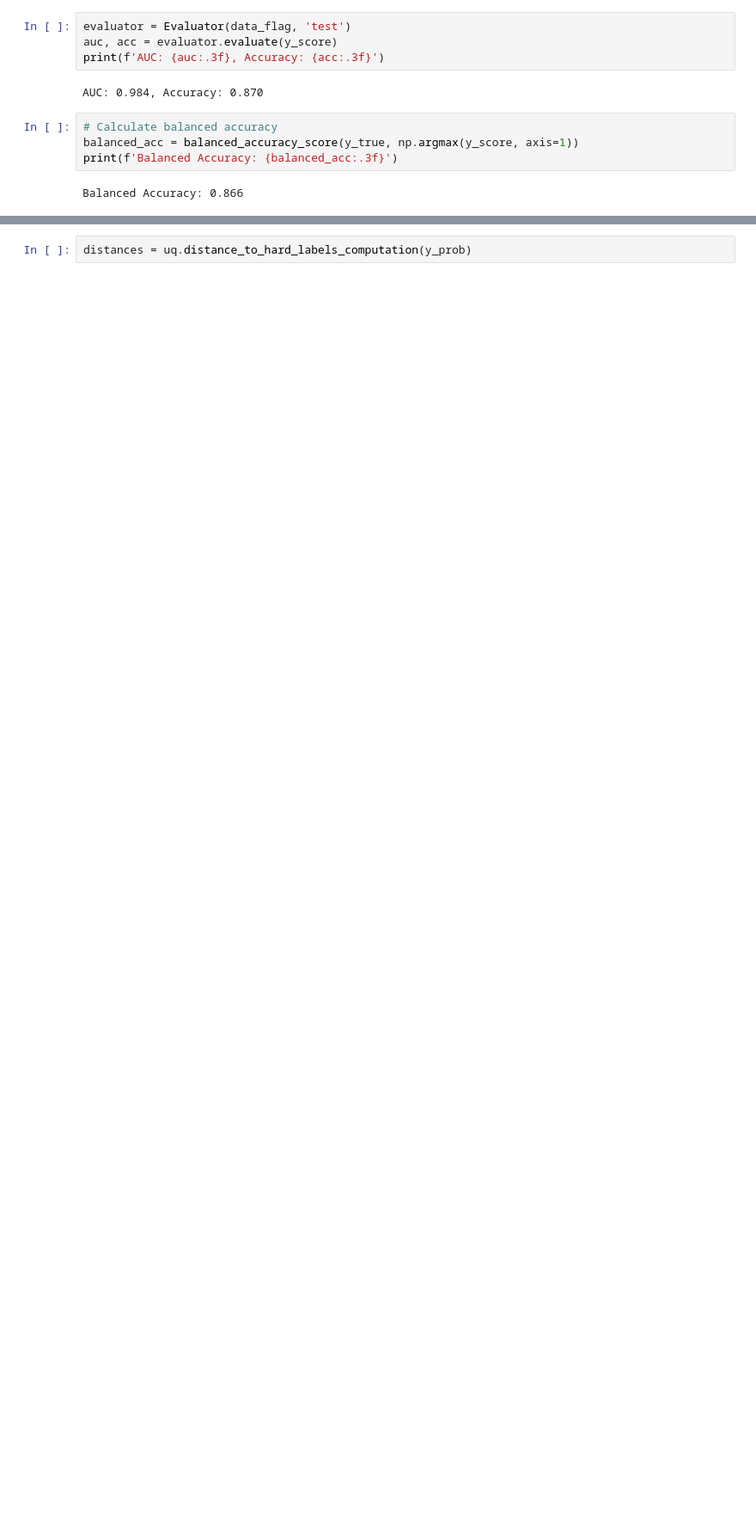
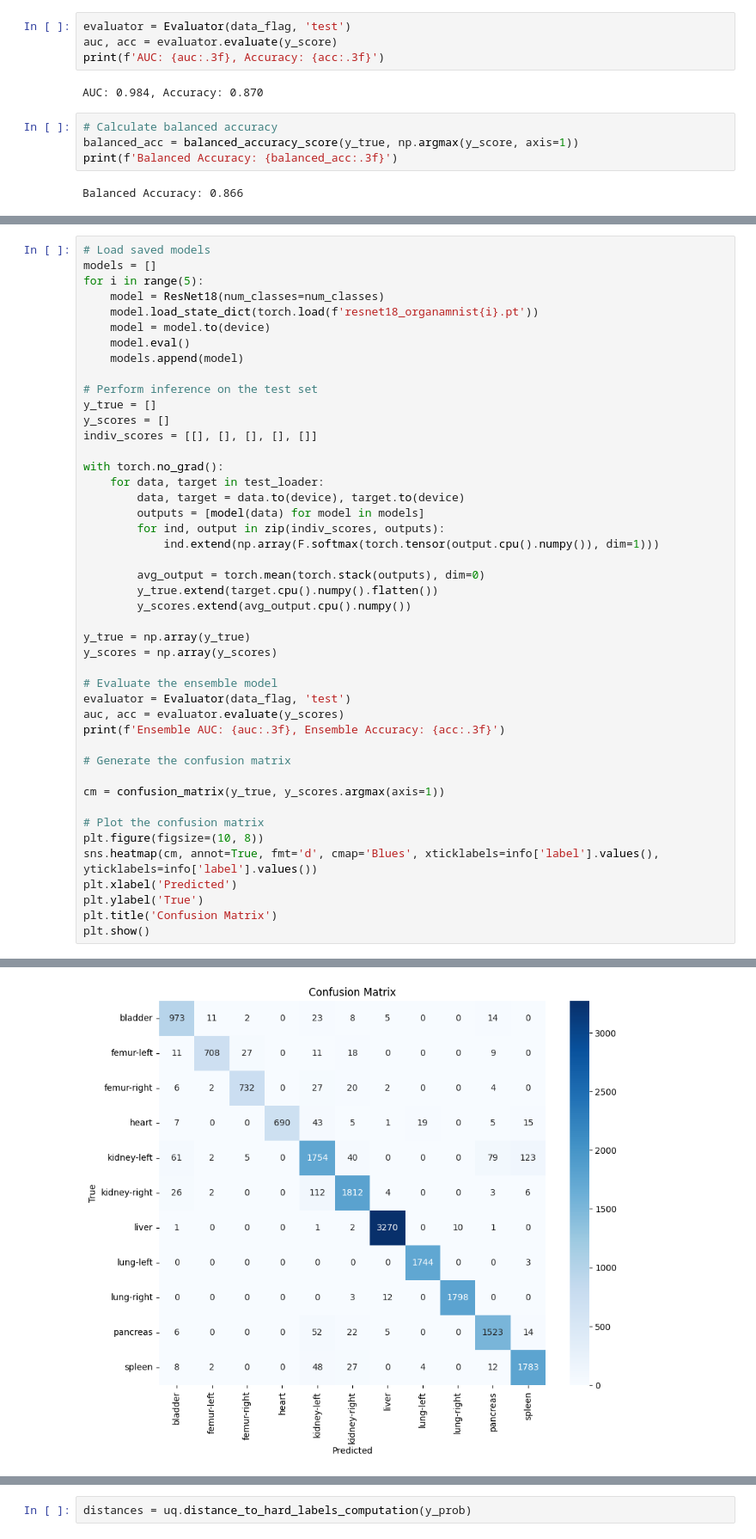
Before and after one commit to pstnmz/UQ_toolbox, a Jupyter notebook: medMNIST/UQ_test_metrics.ipynb, the cells around one changed output, grey strips where cells are left out. Shown at 86% size. Cells and saved outputs as stored; diff of their text form; blank space fills up the shorter version.

```diff
--- a/medMNIST/UQ_test_metrics.ipynb
+++ b/medMNIST/UQ_test_metrics.ipynb
@@ -91,3 +91,49 @@ plt.title('Confusion Matrix')
 plt.show()
 # %% [output]
 [figure]
+# %%
+# Load saved models
+models = []
+for i in range(5):
+    model = ResNet18(num_classes=num_classes)
+    model.load_state_dict(torch.load(f'resnet18_organamnist{i}.pt'))
+    model = model.to(device)
+    model.eval()
+    models.append(model)
+
+# Perform inference on the test set
+y_true = []
+y_scores = []
+indiv_scores = [[], [], [], [], []]
+
+with torch.no_grad():
+    for data, target in test_loader:
+        data, target = data.to(device), target.to(device)
+        outputs = [model(data) for model in models]
+        for ind, output in zip(indiv_scores, outputs):
+            ind.extend(np.array(F.softmax(torch.tensor(output.cpu().numpy()), dim=1)))
+
+        avg_output = torch.mean(torch.stack(outputs), dim=0)
+        y_true.extend(target.cpu().numpy().flatten())
+        y_scores.extend(avg_output.cpu().numpy())
+
+y_true = np.array(y_true)
+y_scores = np.array(y_scores)
+
+# Evaluate the ensemble model
+evaluator = Evaluator(data_flag, 'test')
+auc, acc = evaluator.evaluate(y_scores)
+print(f'Ensemble AUC: {auc:.3f}, Ensemble Accuracy: {acc:.3f}')
+
+# Generate the confusion matrix
+
+cm = confusion_matrix(y_true, y_scores.argmax(axis=1))
+
+# Plot the confusion matrix
+plt.figure(figsize=(10, 8))
+sns.heatmap(cm, annot=True, fmt='d', cmap='Blues', xticklabels=info['label'].values(), yticklabels=info['label'].values())
+plt.xlabel('Predicted')
+plt.ylabel('True')
+plt.title('Confusion Matrix')
+plt.show()
+# %% [output]
@@ -93,0 +141 @@ plt.show()
+[figure, added]
```
Also changed, not shown: parts of 13 cells of this notebook, 7 other files.
